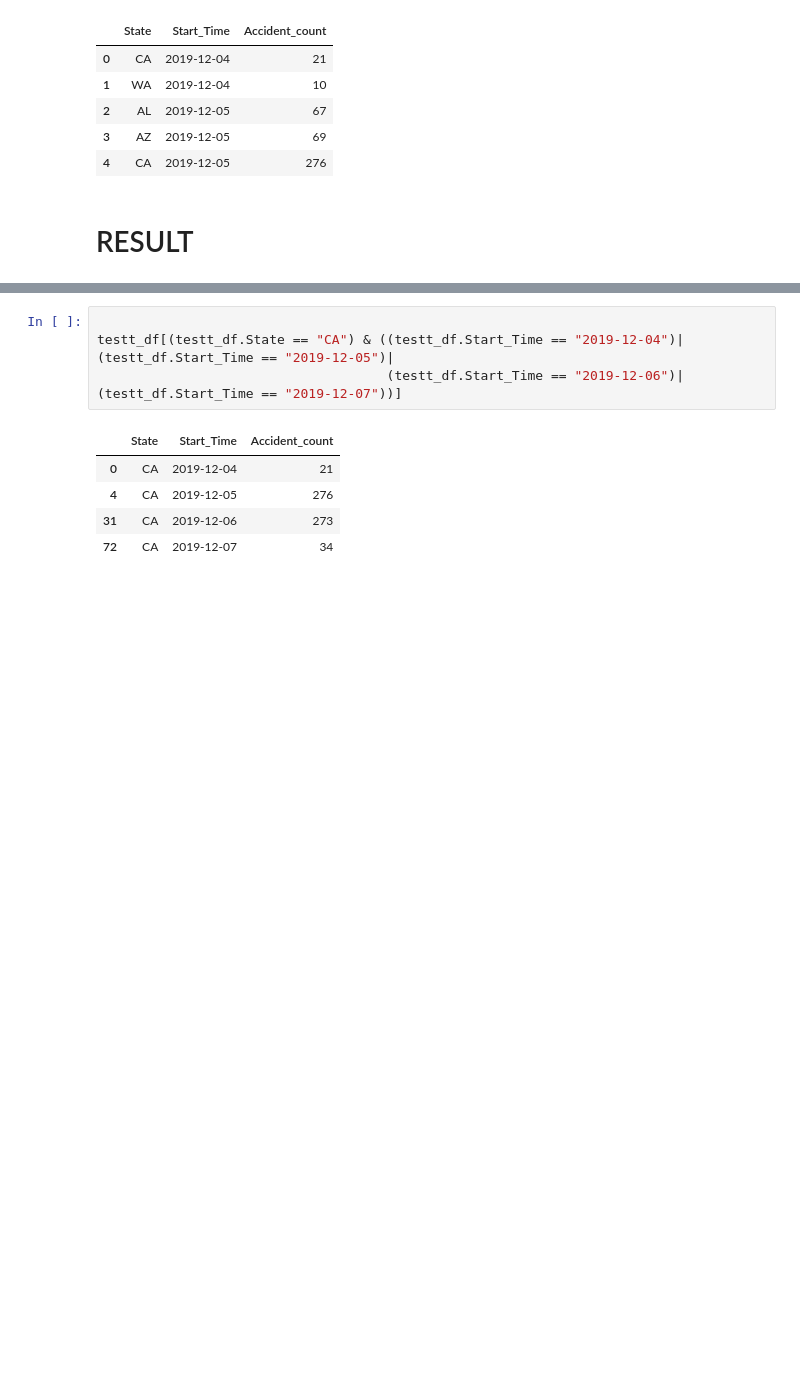
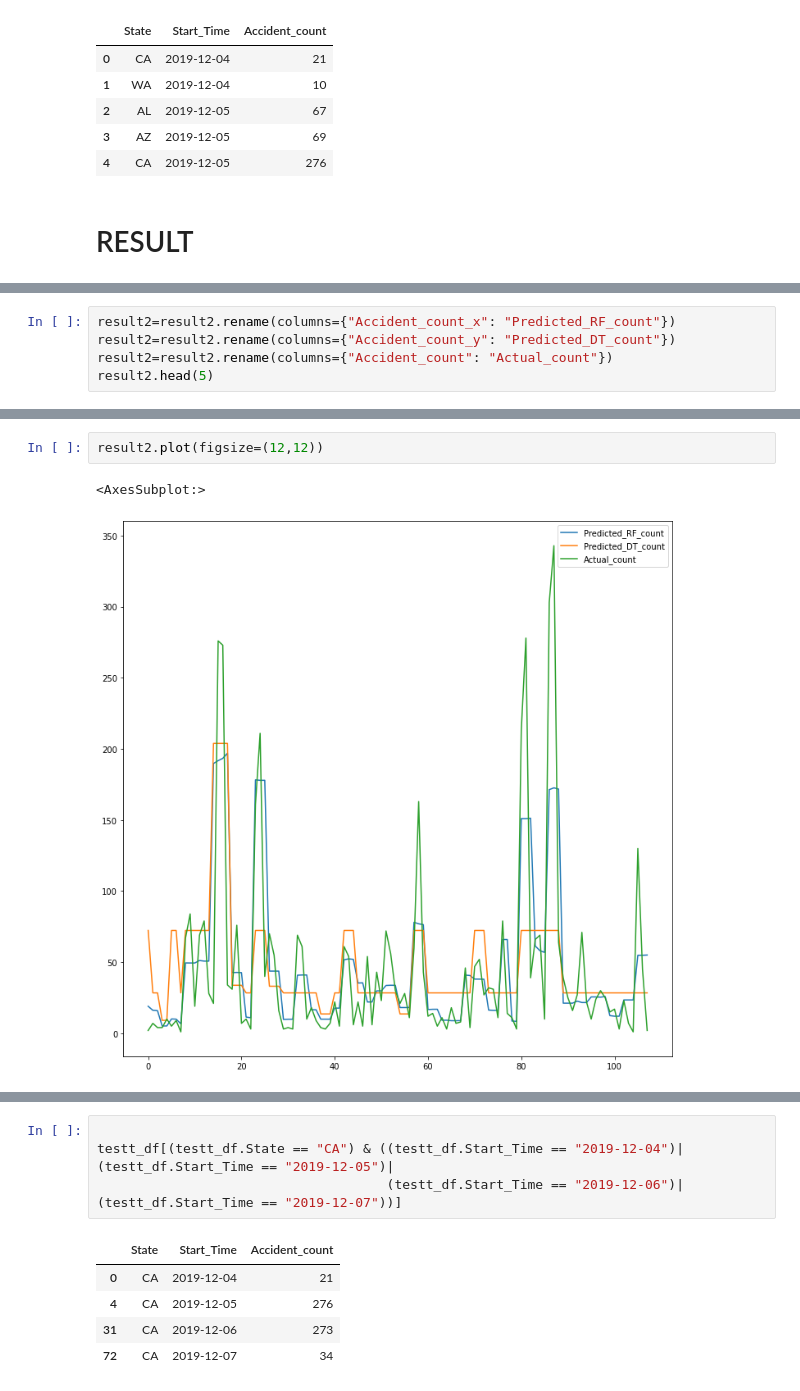
Before and after one commit to adityasatam/Geographic_Information_System_Project-Accidents_Analysis, a Jupyter notebook: US_Accidents.ipynb, the cells around one changed output, grey strips where cells are left out. Saved outputs shown, nothing was run; the diff lists cells and outputs as text; blank space fills up the shorter version.

```diff
--- a/US_Accidents.ipynb
+++ b/US_Accidents.ipynb
@@ -577,0 +593,5 @@ result1.head(5)
+# %%
+result2=result2.rename(columns={"Accident_count_x": "Predicted_RF_count"})
+result2=result2.rename(columns={"Accident_count_y": "Predicted_DT_count"})
+result2=result2.rename(columns={"Accident_count": "Actual_count"})
+result2.head(5)
@@ -577,0 +605,5 @@ result1.head(5)
+# %%
+result2.plot(figsize=(12,12))
+# %% [output]
+<AxesSubplot:>
+[figure, added]
```
Also changed, not shown: parts of 11 cells of this notebook.
